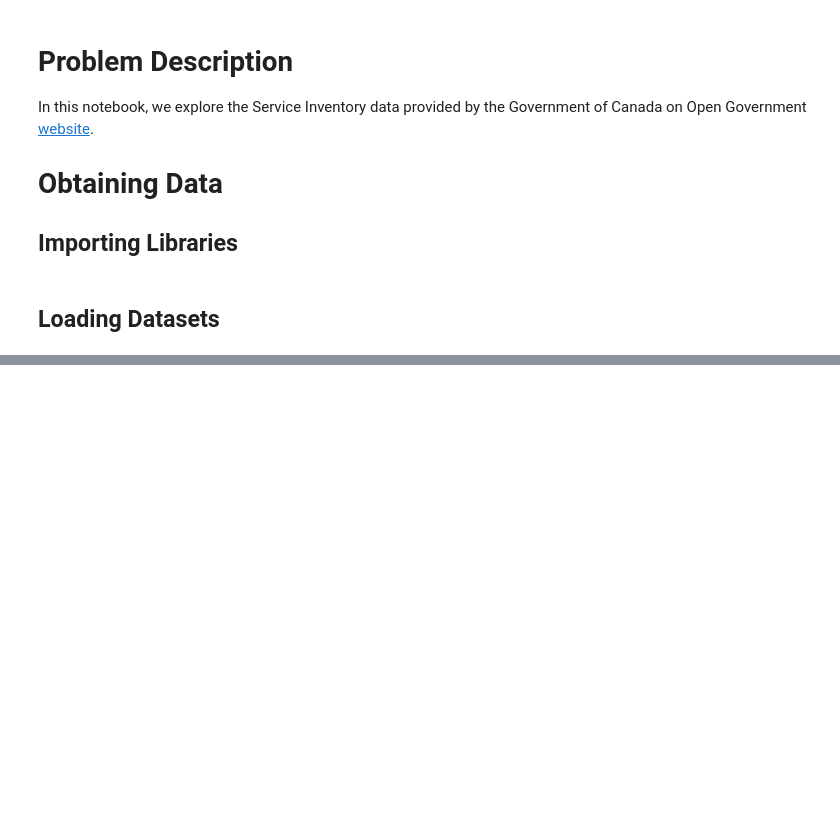
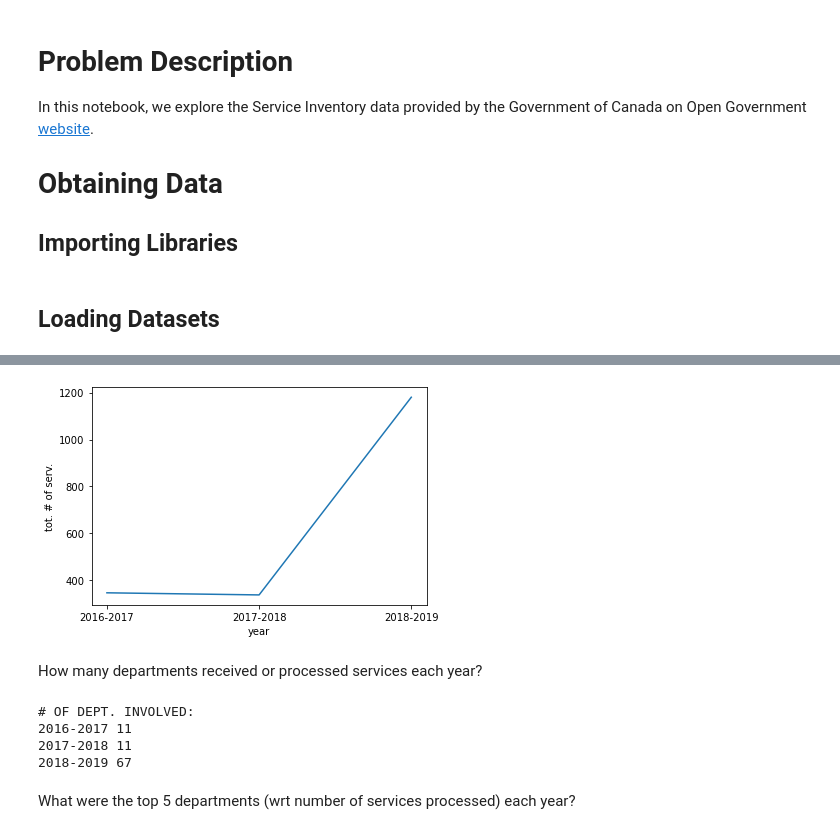
Before and after one commit to d-ta/GC-Service-Inventory-EDA, a Jupyter notebook: GC Service Inventory – Dia.ipynb, the cells around one changed output, grey strips where cells are left out. Drawn from its saved outputs; the diff is of its cells as text; code cells hidden in the pictures; blank space fills up the shorter version.

```diff
--- a/GC Service Inventory – Dia.ipynb
+++ b/GC Service Inventory – Dia.ipynb
@@ -131,0 +226,22 @@ array(['econom', 'NGO', 'person', 'econom,person', 'intern_gov',
+# %%
+plt.plot(yrs, [s.sum() for s in ss])
+
+plt.xlabel('year')
+plt.ylabel('tot. # of serv.')
+
+plt.show()
+# %% [output]
+[figure, added]
+# %% [markdown]
+How many departments received or processed services each year?
+# %%
+print('# OF DEPT. INVOLVED:')
+for i in range(3):
+    print(yrs[i], ss[i].size)
+# %% [output]
+# OF DEPT. INVOLVED:
+2016-2017 11
+2017-2018 11
+2018-2019 67
+# %% [markdown]
+What were the top 5 departments (wrt number of services processed) each year?
```
Also changed, not shown: parts of 37 cells of this notebook.
